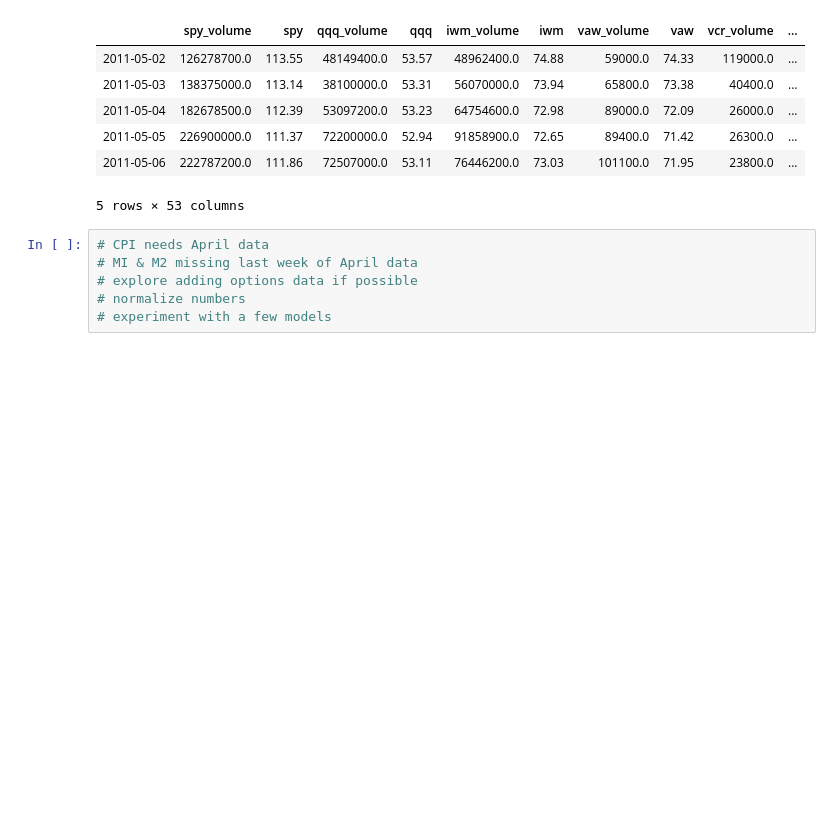
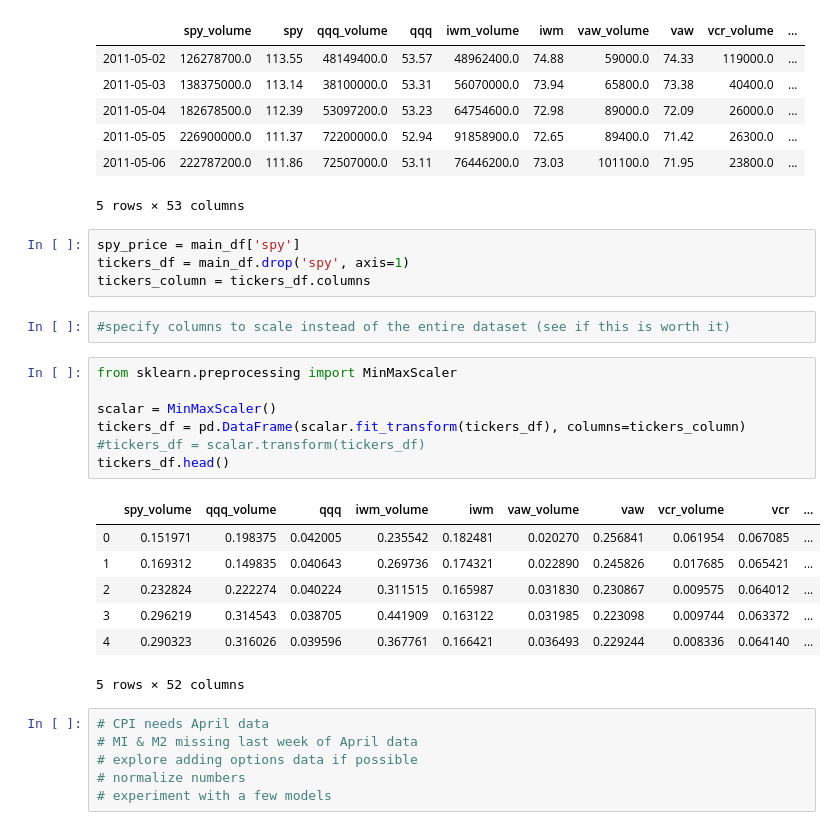
Before and after one commit to terrill11/spy_trend, a Jupyter notebook: spy_trend.ipynb, the cells around one changed output. Drawn from its saved outputs; the diff is of its cells as text; blank space fills up the shorter version.

Commit message:
started scalaing data

```diff
--- a/spy_trend.ipynb
+++ b/spy_trend.ipynb
@@ -191,6 +191,27 @@ main_df.head()
 | 2011-05-05 | 226900000.0 | 111.37 | 72200000.0 | 52.94 | 91858900.0 | 72.65 | 89400.0 | 71.42 | 26300.0 | ... |
 | 2011-05-06 | 222787200.0 | 111.86 | 72507000.0 | 53.11 | 76446200.0 | 73.03 | 101100.0 | 71.95 | 23800.0 | ... |
 5 rows × 53 columns
+# %%
+spy_price = main_df['spy']
+tickers_df = main_df.drop('spy', axis=1)
+tickers_column = tickers_df.columns
+# %%
+#specify columns to scale instead of the entire dataset (see if this is worth it)
+# %%
+from sklearn.preprocessing import MinMaxScaler
+
+scalar = MinMaxScaler()
+tickers_df = pd.DataFrame(scalar.fit_transform(tickers_df), columns=tickers_column)
+#tickers_df = scalar.transform(tickers_df)
+tickers_df.head()
+# %% [output]
+|  | spy_volume | qqq_volume | qqq | iwm_volume | iwm | vaw_volume | vaw | vcr_volume | vcr | ... |
+| 0 | 0.151971 | 0.198375 | 0.042005 | 0.235542 | 0.182481 | 0.020270 | 0.256841 | 0.061954 | 0.067085 | ... |
+| 1 | 0.169312 | 0.149835 | 0.040643 | 0.269736 | 0.174321 | 0.022890 | 0.245826 | 0.017685 | 0.065421 | ... |
+| 2 | 0.232824 | 0.222274 | 0.040224 | 0.311515 | 0.165987 | 0.031830 | 0.230867 | 0.009575 | 0.064012 | ... |
+| 3 | 0.296219 | 0.314543 | 0.038705 | 0.441909 | 0.163122 | 0.031985 | 0.223098 | 0.009744 | 0.063372 | ... |
+| 4 | 0.290323 | 0.316026 | 0.039596 | 0.367761 | 0.166421 | 0.036493 | 0.229244 | 0.008336 | 0.064140 | ... |
+5 rows × 52 columns
 # %%
 # CPI needs April data
 # MI & M2 missing last week of April data
```
